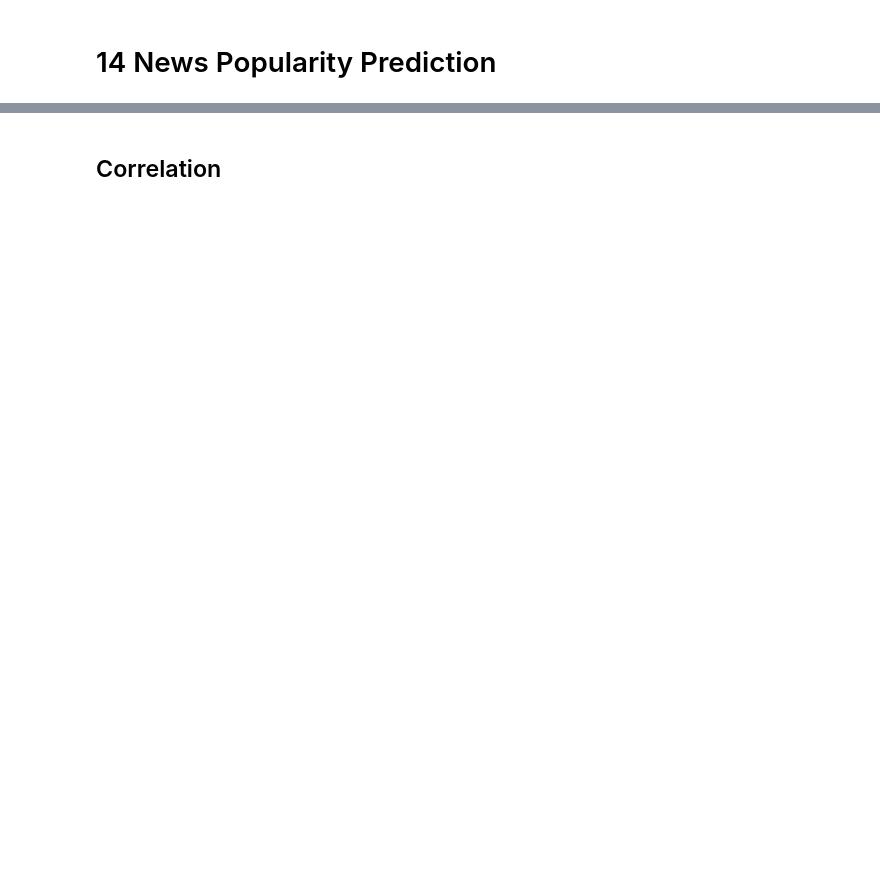
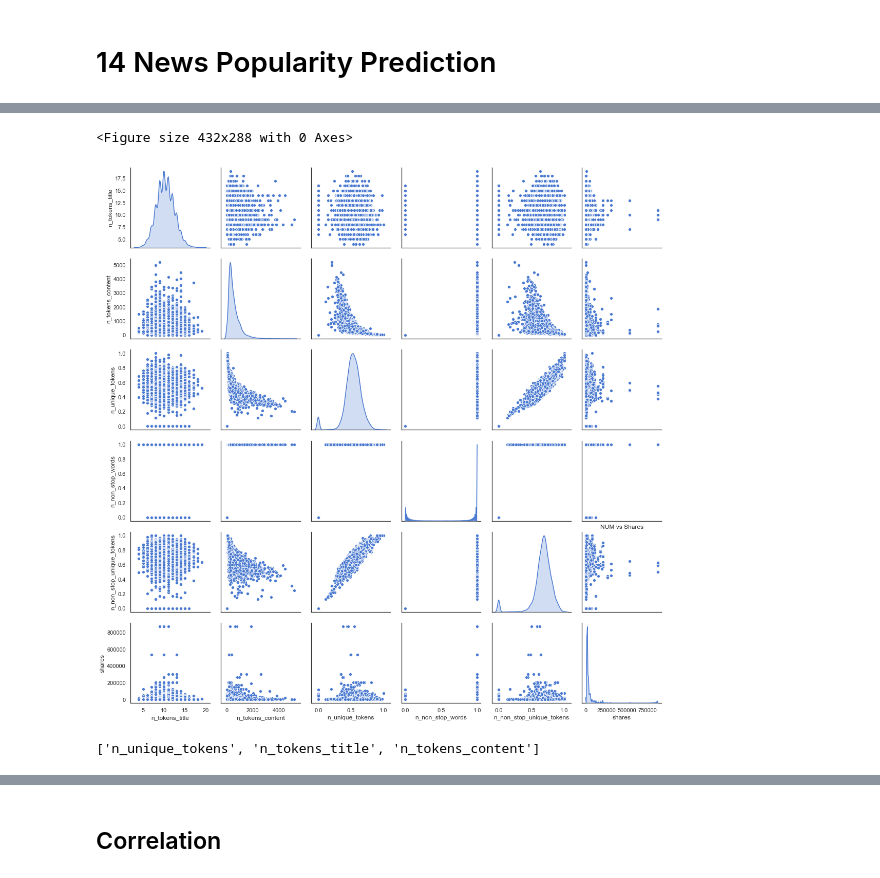
Before and after one commit to venkat-krish/machinehack, a Jupyter notebook: #14-News/#14-News Popularity Prediction.ipynb, the cells around one changed output, grey strips where cells are left out. Cells and saved outputs as stored; diff of their text form; code cells hidden in the pictures; blank space fills up the shorter version.

```diff
--- a/#14-News/#14-News Popularity Prediction.ipynb
+++ b/#14-News/#14-News Popularity Prediction.ipynb
@@ -68,0 +95,22 @@ def reduce_dim(data_df):
+# %%
+n_col = [col for col in train_data if col.startswith('n_')]
+num_col = [col for col in train_data if col.startswith('num')]
+LDA_col = [col for col in train_data if col.startswith('LDA')]
+weekday_col = [col for col in train_data if col.startswith('weekday')]
+data_channel_col = [col for col in train_data if col.startswith('data_channel')]
+kw_max_col = [col for col in train_data if col.startswith('kw_max')]
+kw_avg_col = [col for col in train_data if col.startswith('kw_avg')]
+kw_min_col = [col for col in train_data if col.startswith('kw_min')]
+self_reference_col = [col for col in train_data if col.startswith('self_reference')]
+polarity_col = [col for col in train_data if col.endswith('polarity')]
+# %%
+compare_df = pd.concat([train_data[n_col], train_data['shares']], axis=1)
+
+plt.figure()
+sns.pairplot(compare_df, diag_kind='kde')
+plt.title('NUM vs Shares')
+# sns.scatterplot(x=train_data['kw_min_max'], y=train_data['shares'])
+plt.show()
+# %% [output]
+<Figure size 432x288 with 0 Axes>
+[figure, added]
@@ -68,0 +119,4 @@ def reduce_dim(data_df):
+# %%
+feature_cols
+# %% [output]
+['n_unique_tokens', 'n_tokens_title', 'n_tokens_content']
```
Also changed, not shown: parts of 44 cells of this notebook, 6 other files.
